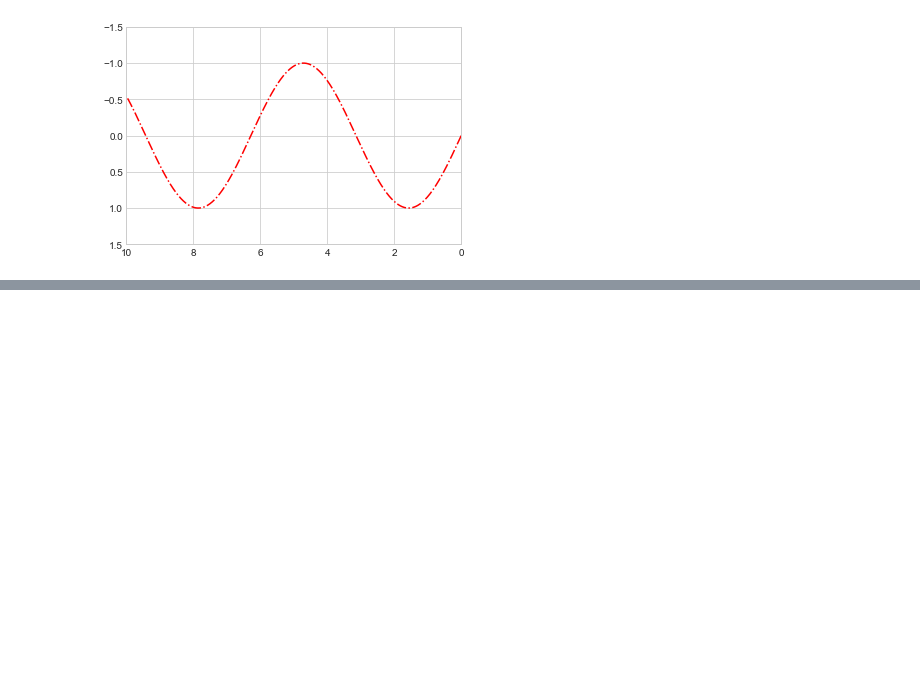
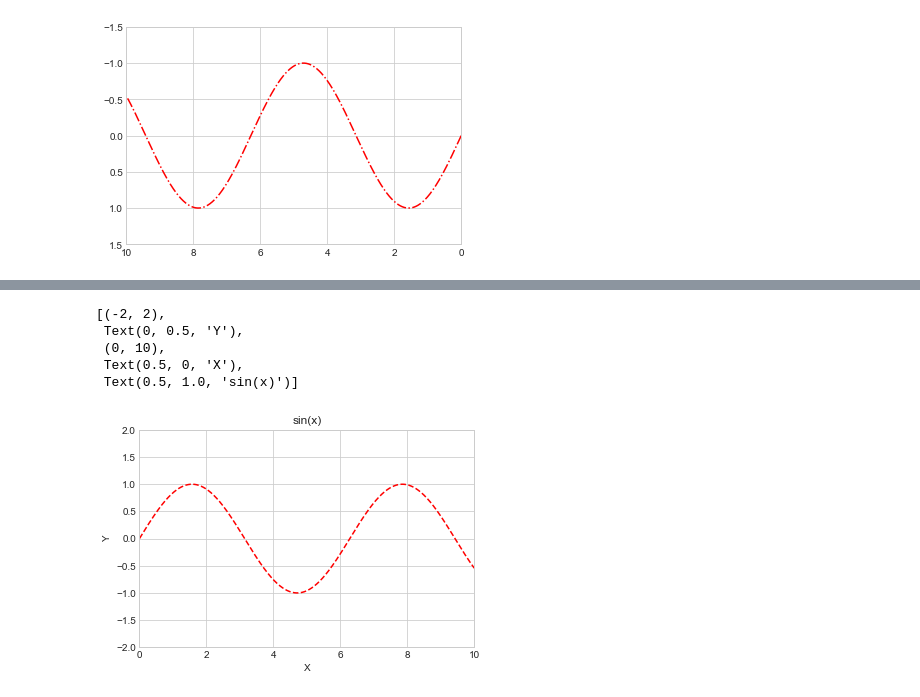
Before and after one commit to wenyuc/basic_learning, a Jupyter notebook: visualization_intro_aiscience.ipynb, the cells around one changed output, grey strips where cells are left out. Saved outputs shown, nothing was run; the diff lists cells and outputs as text; code cells hidden in the pictures; blank space fills up the shorter version.

```diff
--- a/visualization_intro_aiscience.ipynb
+++ b/visualization_intro_aiscience.ipynb
@@ -108,0 +113,12 @@ ax = plt.axes()
+# %%
+ax = plt.axes()
+ax.plot(x, y1, '--r')
+ax.set(xlim = (0, 10), ylim = (-2, 2), xlabel = 'X', ylabel ='Y',
+      title ='sin(x)')
+# %% [output]
+[(-2, 2),
+ Text(0, 0.5, 'Y'),
+ (0, 10),
+ Text(0.5, 0, 'X'),
+ Text(0.5, 1.0, 'sin(x)')]
+[figure, added]
```
Also changed, not shown: parts of 22 cells of this notebook, 3 other files.
